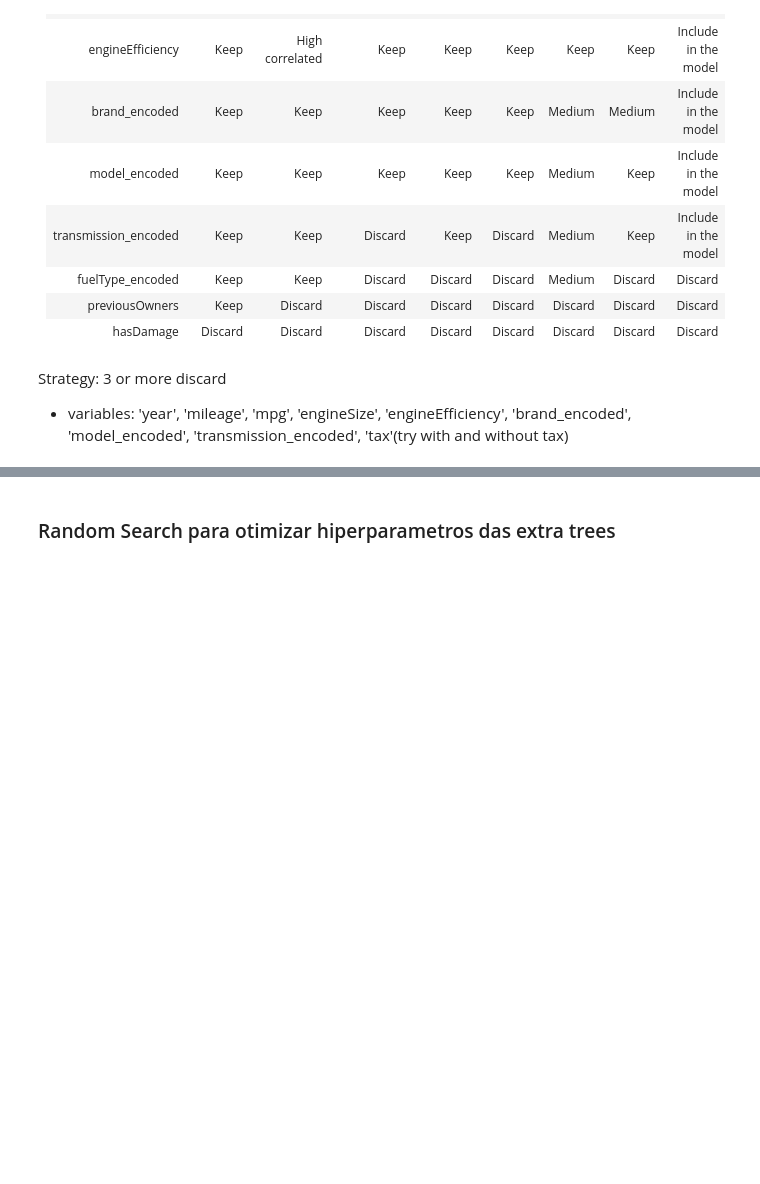
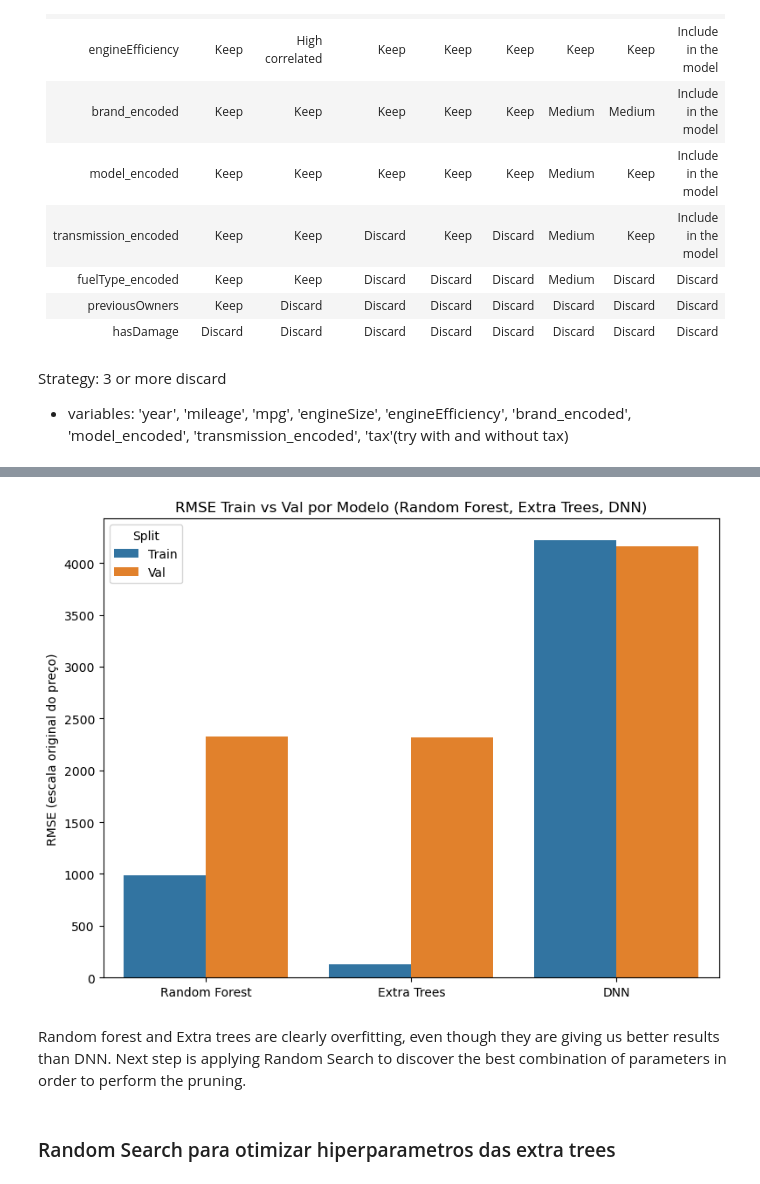
Before and after one commit to martaribeiro11/ML_project_46, a Jupyter notebook: BPMV(freq) copy.ipynb, the cells around one changed output, grey strips where cells are left out. Saved outputs shown, nothing was run; the diff lists cells and outputs as text; code cells hidden in the pictures; blank space fills up the shorter version.

```diff
--- a/BPMV(freq) copy.ipynb
+++ b/BPMV(freq) copy.ipynb
@@ -3387,0 +3400,9 @@ display(results)
+# %%
+results = run_benchmarking(
+    X_train,
+    y_train,
+    X_val,
+    y_val
+)
+
+display(results)
@@ -3388,2 +3425,41 @@ display(results)
+# %%
+# Construir DataFrame “arrumado” para plot
+rmse_plot = pd.DataFrame({
+    "Model": [
+        "Random Forest", "Random Forest",
+        "Extra Trees",   "Extra Trees",
+        "DNN",           "DNN"
+    ],
+    "Split": [
+        "Train", "Val",
+        "Train", "Val",
+        "Train", "Val"
+    ],
+    "RMSE": [
+        results.loc["RF RMSE (Train)",  "Value"],
+        results.loc["RF RMSE (Val)",    "Value"],
+        results.loc["ET RMSE (Train)",  "Value"],
+        results.loc["ET RMSE (Val)",    "Value"],
+        results.loc["DNN RMSE (Train)", "Value"],
+        results.loc["DNN RMSE (Val)",   "Value"],
+    ]
+})
+
+plt.figure(figsize=(8, 6))
+sns.barplot(
+    data=rmse_plot,
+    x="Model",
+    y="RMSE",
+    hue="Split"
+)
+plt.title("RMSE Train vs Val por Modelo (Random Forest, Extra Trees, DNN)")
+plt.ylabel("RMSE (escala original do preço)")
+plt.xlabel("")
+plt.tight_layout()
+plt.show()
+# %% [output]
+[figure, added]
+# %% [markdown]
+Random forest and Extra trees are clearly overfitting, even though they are giving us better results than DNN. Next step is applying Random Search to discover the best combination of parameters in order to perform the pruning.
 # %% [markdown]
 ### Random Search para otimizar hiperparametros das extra trees
```
Also changed, not shown: parts of 24 cells of this notebook.
